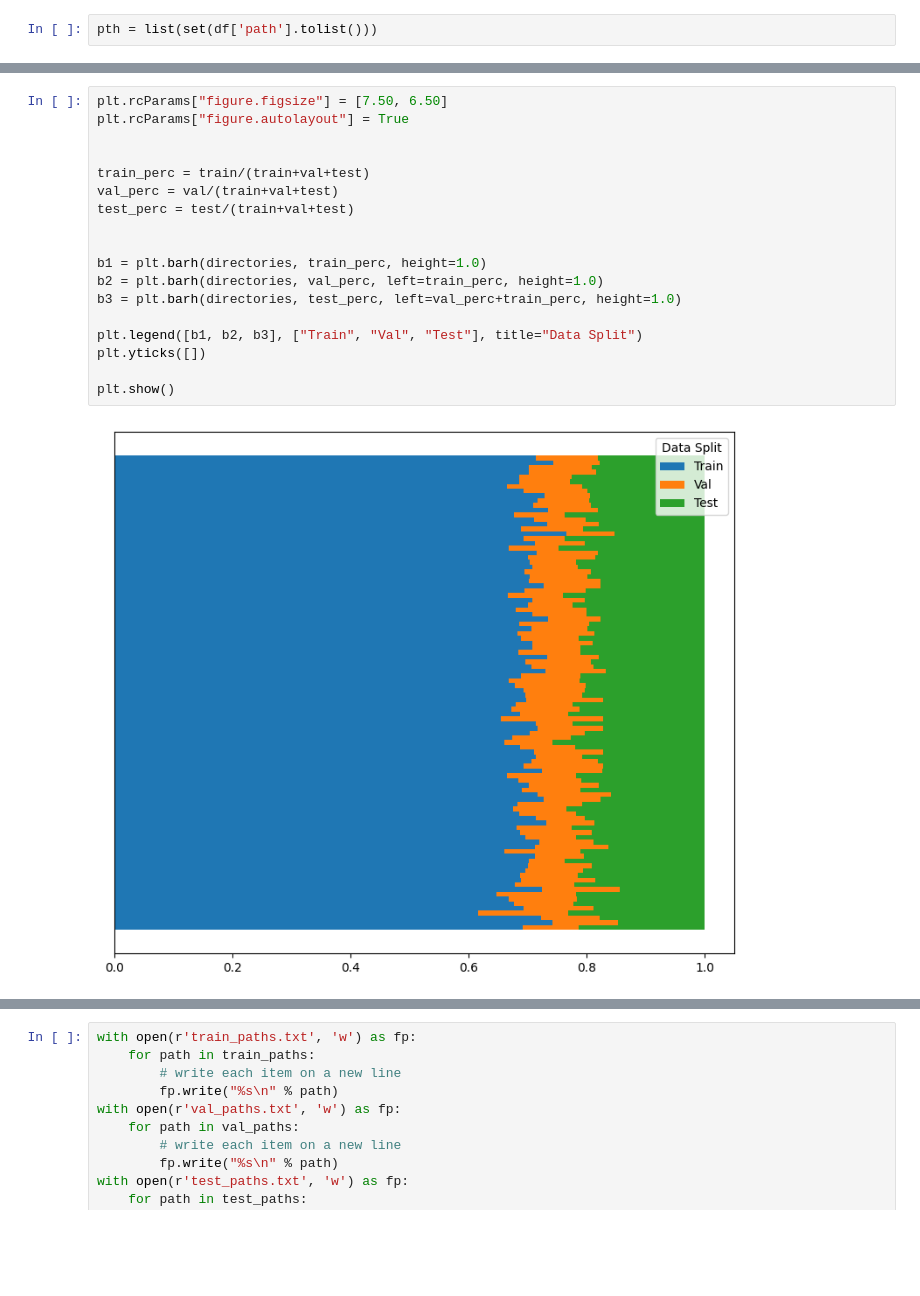
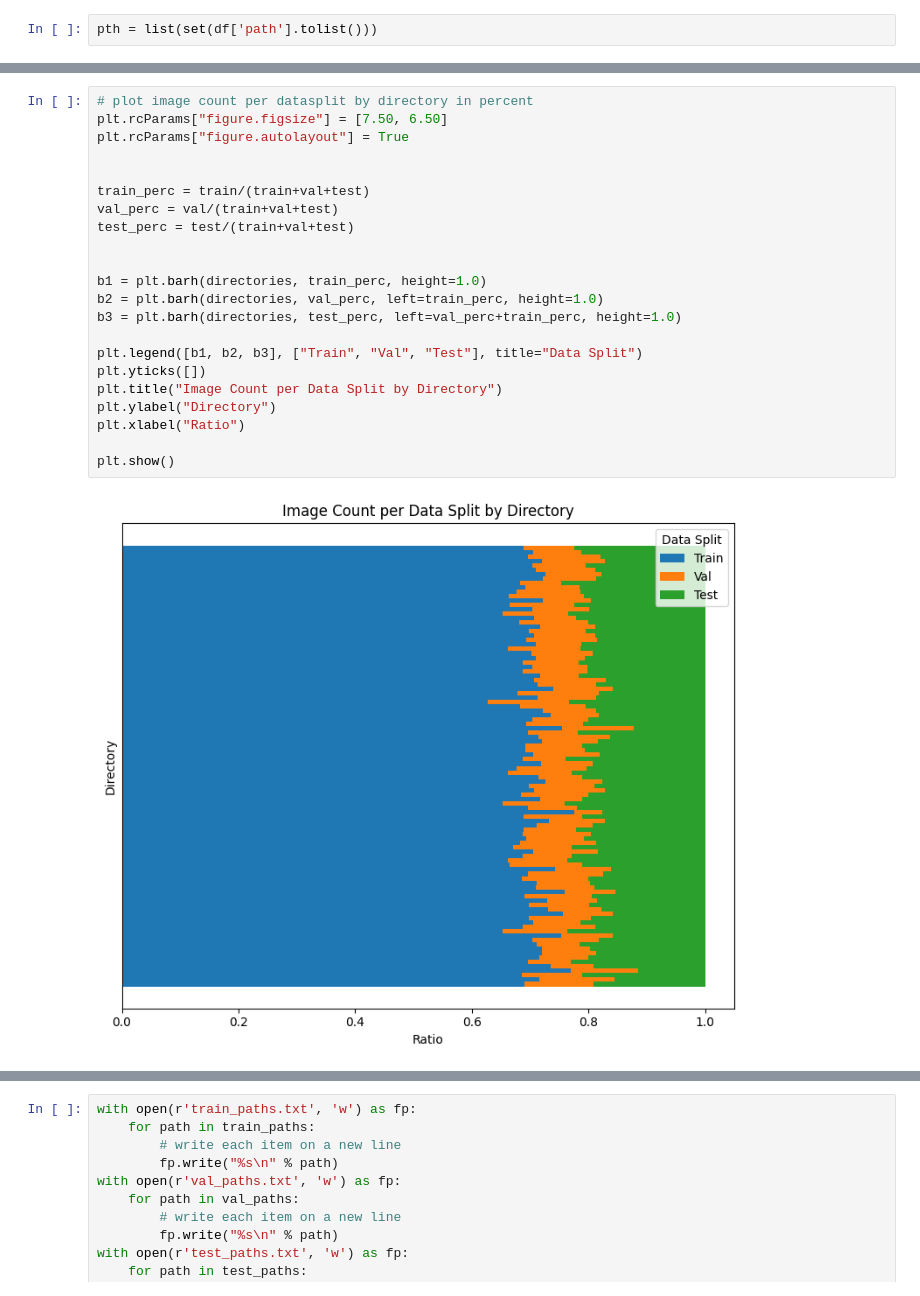
Before and after one commit to eboesch/AcousticDiffusers, a Jupyter notebook: DataExploration.ipynb, the cells around one changed output, grey strips where cells are left out. Cells and saved outputs as stored; diff of their text form; blank space fills up the shorter version.

```diff
--- a/DataExploration.ipynb
+++ b/DataExploration.ipynb
@@ -413,21 +442,25 @@ plt.show()
 # %%
+# plot image count per datasplit by directory in percent
 plt.rcParams["figure.figsize"] = [7.50, 6.50]
 plt.rcParams["figure.autolayout"] = True
 
 
 train_perc = train/(train+val+test)
 val_perc = val/(train+val+test)
 test_perc = test/(train+val+test)
 
 
 b1 = plt.barh(directories, train_perc, height=1.0)
 b2 = plt.barh(directories, val_perc, left=train_perc, height=1.0)
 b3 = plt.barh(directories, test_perc, left=val_perc+train_perc, height=1.0)
 
 plt.legend([b1, b2, b3], ["Train", "Val", "Test"], title="Data Split")
 plt.yticks([])
+plt.title("Image Count per Data Split by Directory")
+plt.ylabel("Directory")
+plt.xlabel("Ratio")
 
 plt.show()
 # %% [output]
-[figure, old version]
+[figure, new version]
 # %%
```
Also changed, not shown: parts of 41 cells of this notebook, 11 other files.
